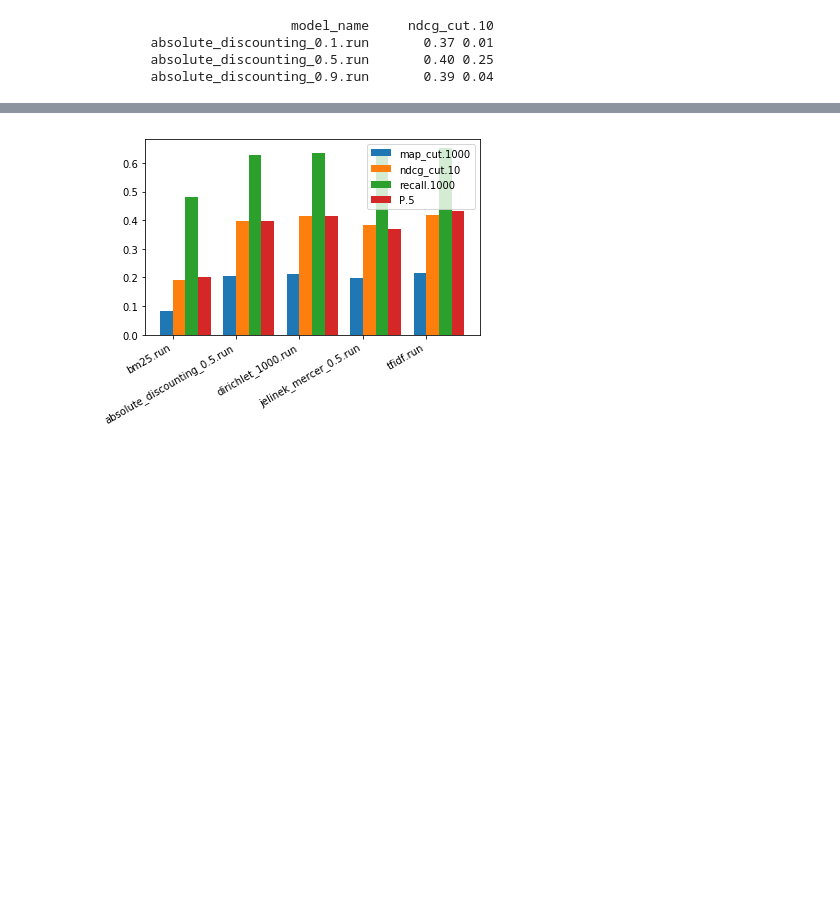
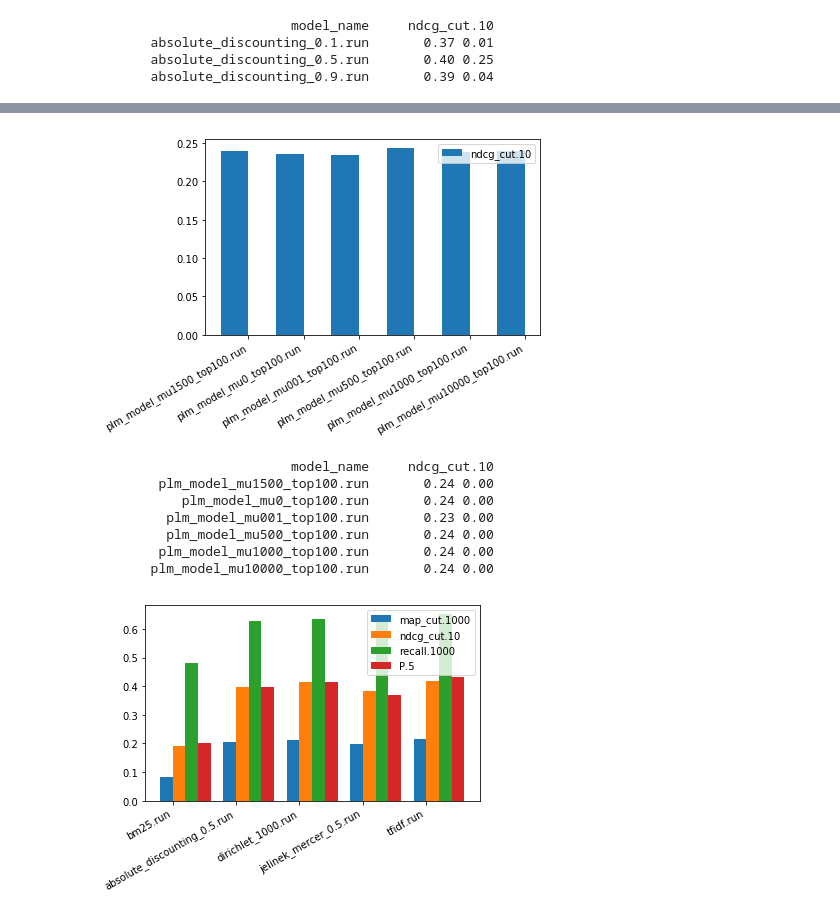
Before and after one commit to Poezedoez/IR1, a Jupyter notebook: hw2/assignment.ipynb, the cells around one changed output, grey strips where cells are left out. Drawn from its saved outputs; the diff is of its cells as text; code cells hidden in the pictures; blank space fills up the shorter version.

```diff
--- a/hw2/assignment.ipynb
+++ b/hw2/assignment.ipynb
@@ -543,3 +652,14 @@ plot('./task1_models/dirichlet/', ['ndcg_cut.10'], './task1_models/tfidf.run')
+# %%
+plot('./task1_models/plm/', ['ndcg_cut.10'], './task1_models/tfidf.run')
+# %% [output]
+[figure, added]
+                         model_name     ndcg_cut.10
+        plm_model_mu1500_top100.run       0.24 0.00
+           plm_model_mu0_top100.run       0.24 0.00
+         plm_model_mu001_top100.run       0.23 0.00
+         plm_model_mu500_top100.run       0.24 0.00
+        plm_model_mu1000_top100.run       0.24 0.00
+       plm_model_mu10000_top100.run       0.24 0.00
 # %%
 plot('./task1_models/', ['map_cut.1000', 'ndcg_cut.10', 'recall.1000', 'P.5'], './task1_models/tfidf.run')
 # %% [output]
```
Also changed, not shown: parts of 3 cells of this notebook.
